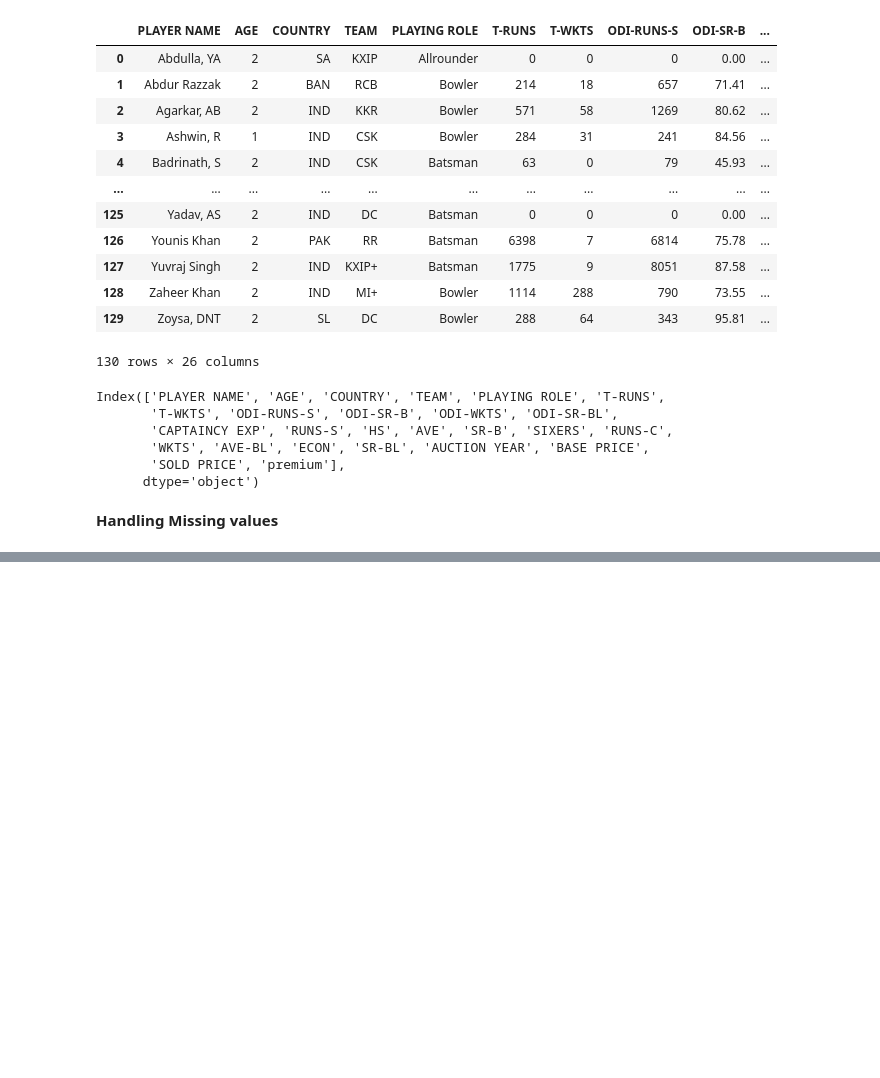
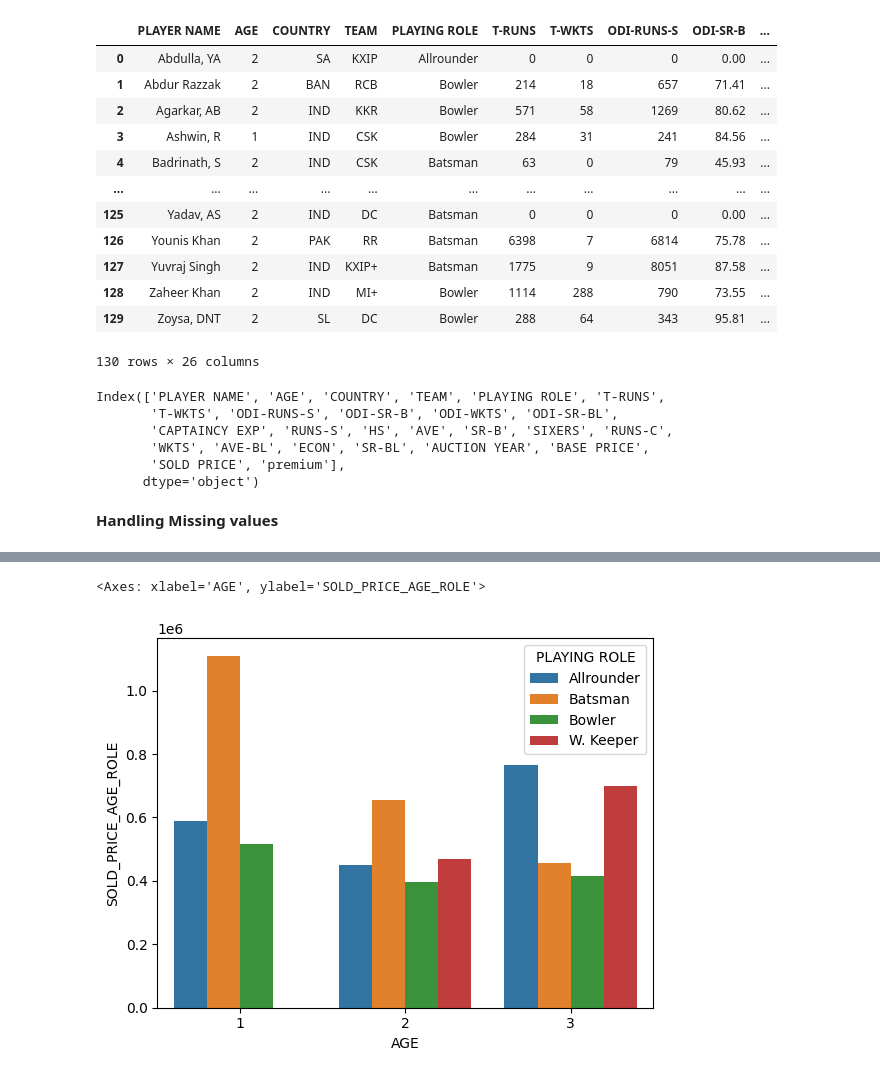
Before and after one commit to aparna-2001/machine_learning_using_python, a Jupyter notebook: Descriptive_analysis_ipl_data.ipynb, the cells around one changed output, grey strips where cells are left out. Saved outputs shown, nothing was run; the diff lists cells and outputs as text; code cells hidden in the pictures; blank space fills up the shorter version.

```diff
--- a/Descriptive_analysis_ipl_data.ipynb
+++ b/Descriptive_analysis_ipl_data.ipynb
@@ -205,0 +240,5 @@ Index(['PLAYER NAME', 'AGE', 'COUNTRY', 'TEAM', 'PLAYING ROLE', 'T-RUNS',
+# %%
+sn.barplot(x='AGE', y = 'SOLD_PRICE_AGE_ROLE', hue = 'PLAYING ROLE', data = sold_price_comparison)
+# %% [output]
+<Axes: xlabel='AGE', ylabel='SOLD_PRICE_AGE_ROLE'>
+[figure, added]
```
Also changed, not shown: parts of 23 cells of this notebook.
